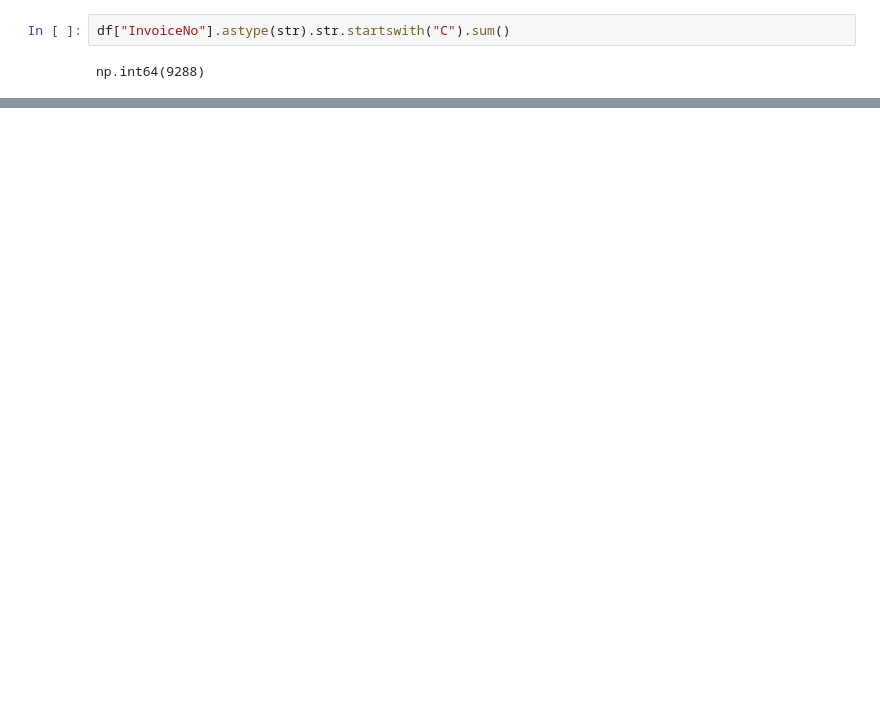
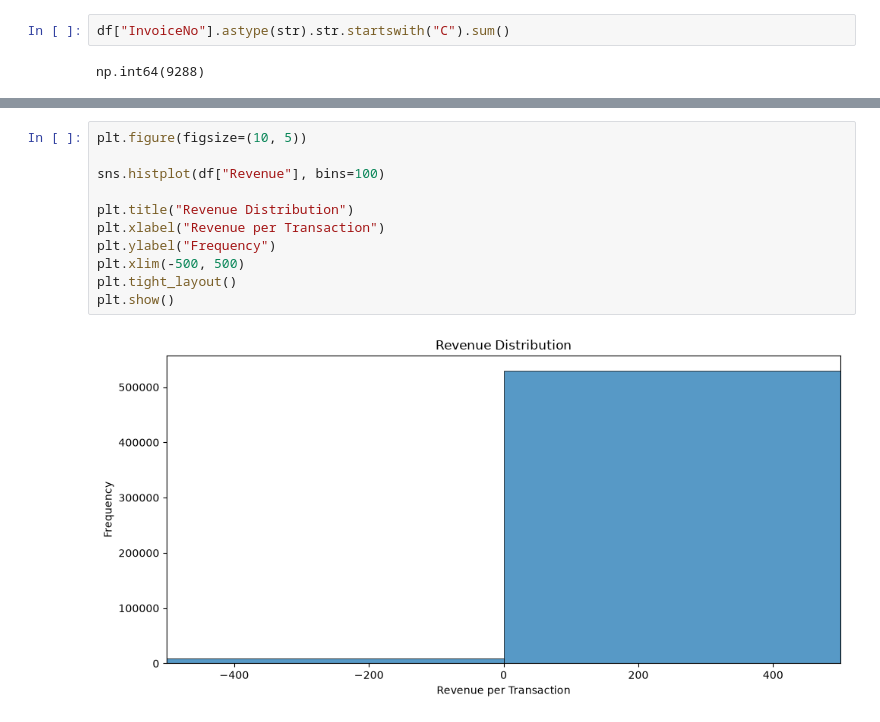
Before and after one commit to m-anup/E-commerce-Sales-Analysis, a Jupyter notebook: notebooks/01_data_exploration.ipynb, the cells around one changed output, grey strips where cells are left out. Drawn from its saved outputs; the diff is of its cells as text; blank space fills up the shorter version.

```diff
--- a/notebooks/01_data_exploration.ipynb
+++ b/notebooks/01_data_exploration.ipynb
@@ -113,0 +545,13 @@ np.int64(2515)
+# %%
+plt.figure(figsize=(10, 5))
+
+sns.histplot(df["Revenue"], bins=100)
+
+plt.title("Revenue Distribution")
+plt.xlabel("Revenue per Transaction")
+plt.ylabel("Frequency")
+plt.xlim(-500, 500)
+plt.tight_layout()
+plt.show()
+# %% [output]
+[figure, added]
```
Also changed, not shown: parts of 66 cells of this notebook, 1 other file.
